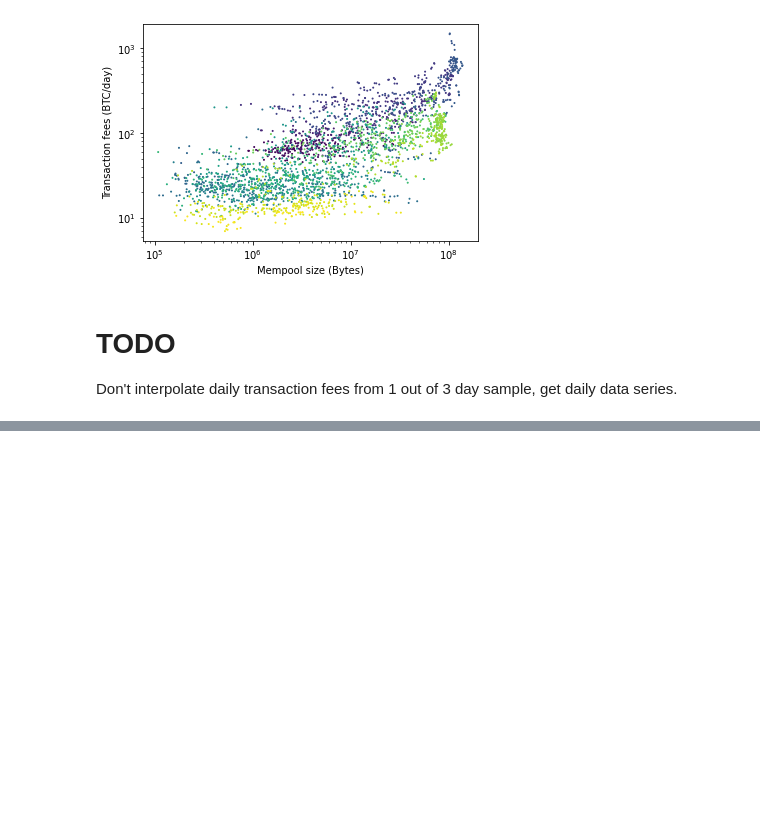
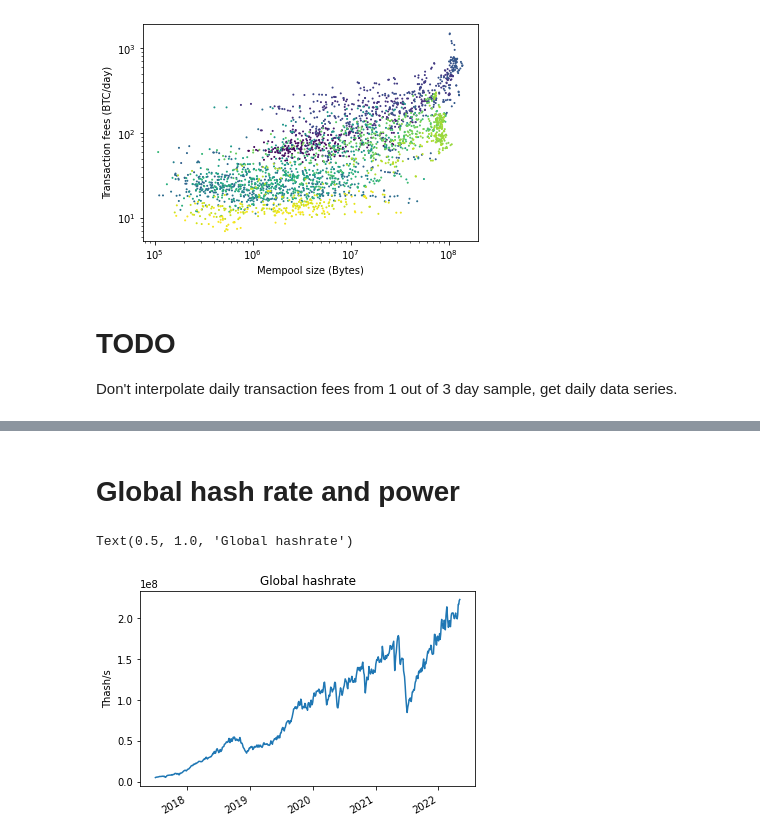
Before and after one commit to QRB-Labs/qrb, a Jupyter notebook: analysis/mining_dynamics.ipynb, the cells around one changed output, grey strips where cells are left out. Drawn from its saved outputs; the diff is of its cells as text; code cells hidden in the pictures; blank space fills up the shorter version.

Commit message:
global hash rate and power estimates

```diff
--- a/analysis/mining_dynamics.ipynb
+++ b/analysis/mining_dynamics.ipynb
@@ -175,0 +176,9 @@ Text(2022-04-25, 2e-07, '@nemozen')
+# %% [markdown]
+# Global hash rate and power
+# %%
+df5['hash-rate'].plot()
+plt.ylabel('Thash/s')
+plt.title('Global hashrate')
+# %% [output]
+Text(0.5, 1.0, 'Global hashrate')
+[figure, added]
```
Also changed, not shown: parts of 10 cells of this notebook, 1 other file.
